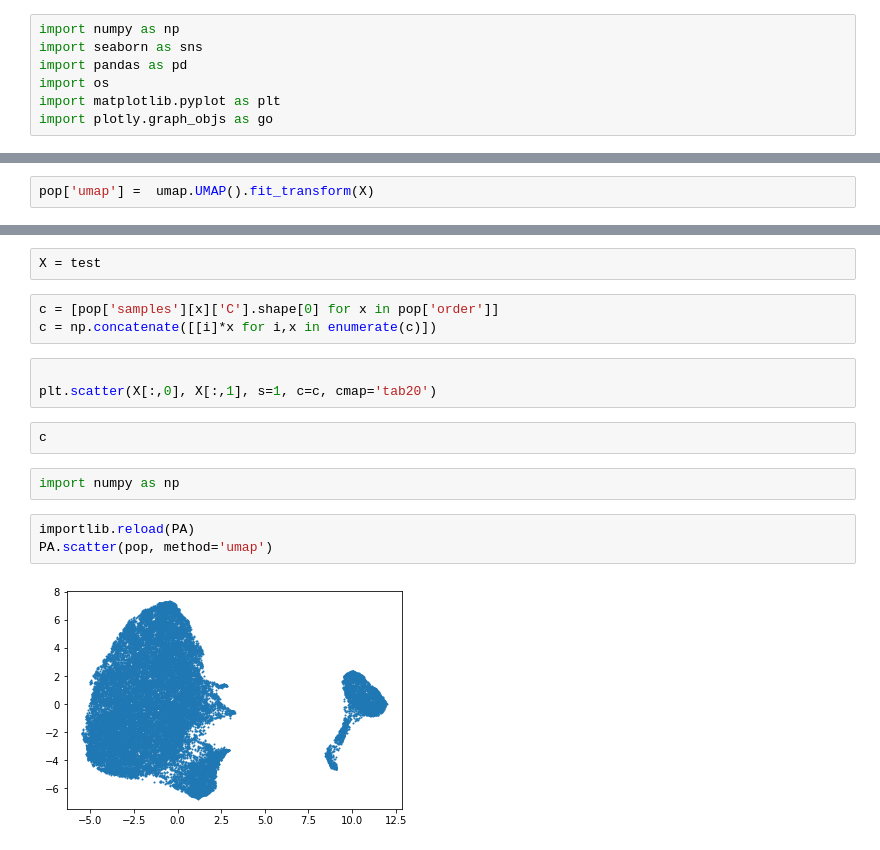
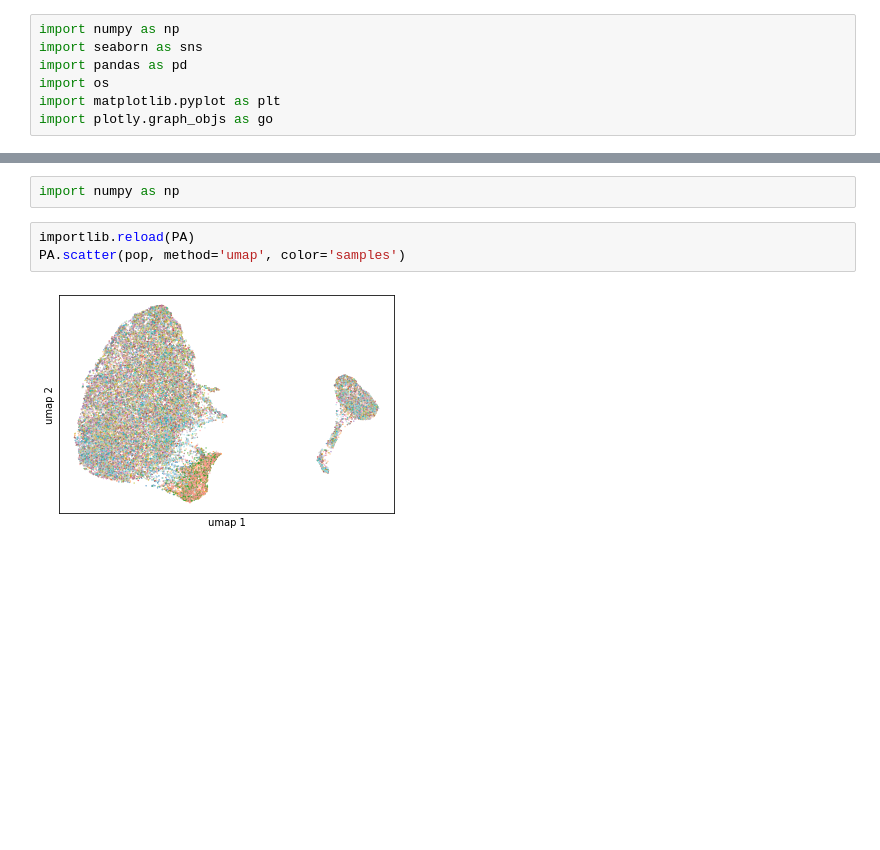
Before and after one commit to thomsonlab/popalign, a Jupyter notebook: examples/popalign.ipynb, the cells around one changed output, grey strips where cells are left out. Drawn from its saved outputs; the diff is of its cells as text; blank space fills up the shorter version.

```diff
--- a/examples/popalign.ipynb
+++ b/examples/popalign.ipynb
@@ -251,2 +227,0 @@ X = PA.cat_data(pop, 'C')
-# %%
-pop['umap'] =  umap.UMAP().fit_transform(X)
@@ -255,17 +228,7 @@ X = pop['umap']
-# %%
-X = test
-# %%
-c = [pop['samples'][x]['C'].shape[0] for x in pop['order']]
-c = np.concatenate([[i]*x for i,x in enumerate(c)])
-# %%
-
-plt.scatter(X[:,0], X[:,1], s=1, c=c, cmap='tab20')
-# %%
-c
 # %%
 import numpy as np
 # %%
 importlib.reload(PA)
-PA.scatter(pop, method='umap')
+PA.scatter(pop, method='umap', color='samples')
 # %% [output]
-[figure, old version]
+[figure, new version]
```
Also changed, not shown: parts of 6 cells of this notebook, 2 other files.
